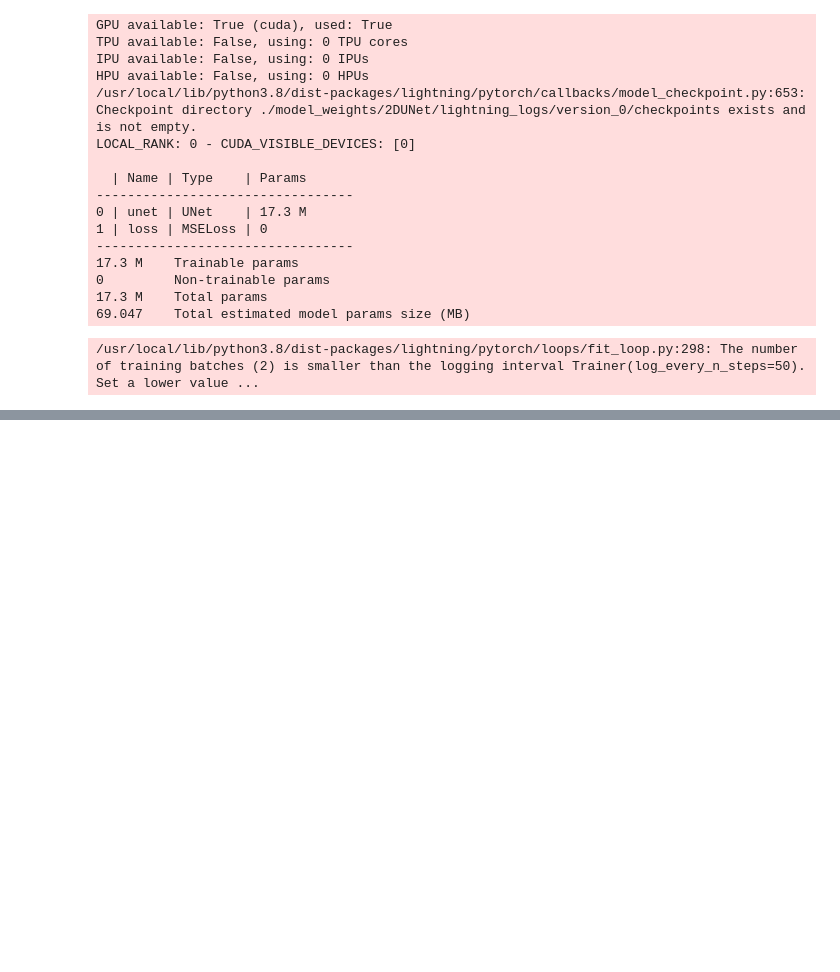
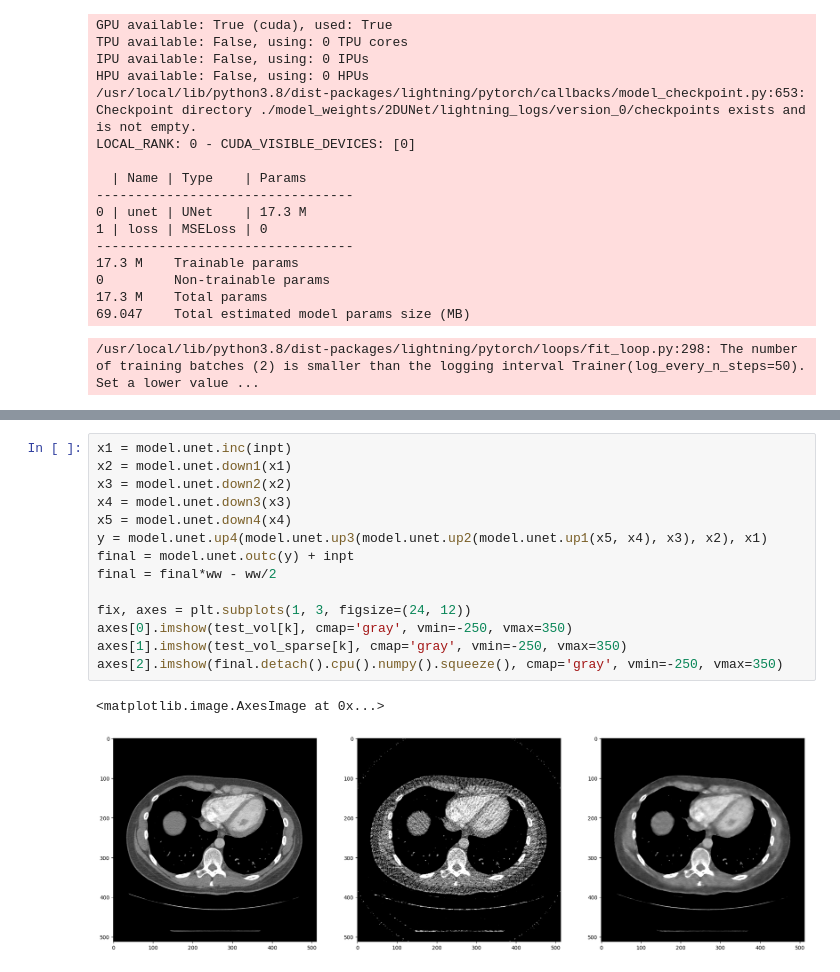
Before and after one commit to J-3TO/2D-3DCNN_sparseview, a Jupyter notebook: test_pipeline.ipynb, the cells around one changed output, grey strips where cells are left out. Cells and saved outputs as stored; diff of their text form; blank space fills up the shorter version.

```diff
--- a/test_pipeline.ipynb
+++ b/test_pipeline.ipynb
@@ -162,0 +369,17 @@ model = LitModel.load_from_checkpoint("./model_weights/2DUNet/lightning_logs/ver
+# %%
+x1 = model.unet.inc(inpt)
+x2 = model.unet.down1(x1)
+x3 = model.unet.down2(x2)
+x4 = model.unet.down3(x3)
+x5 = model.unet.down4(x4)
+y = model.unet.up4(model.unet.up3(model.unet.up2(model.unet.up1(x5, x4), x3), x2), x1)
+final = model.unet.outc(y) + inpt
+final = final*ww - ww/2
+
+fix, axes = plt.subplots(1, 3, figsize=(24, 12))
+axes[0].imshow(test_vol[k], cmap='gray', vmin=-250, vmax=350)
+axes[1].imshow(test_vol_sparse[k], cmap='gray', vmin=-250, vmax=350)
+axes[2].imshow(final.detach().cpu().numpy().squeeze(), cmap='gray', vmin=-250, vmax=350)
+# %% [output]
+<matplotlib.image.AxesImage at 0x...>
+[figure, added]
```
Also changed, not shown: parts of 47 cells of this notebook.
